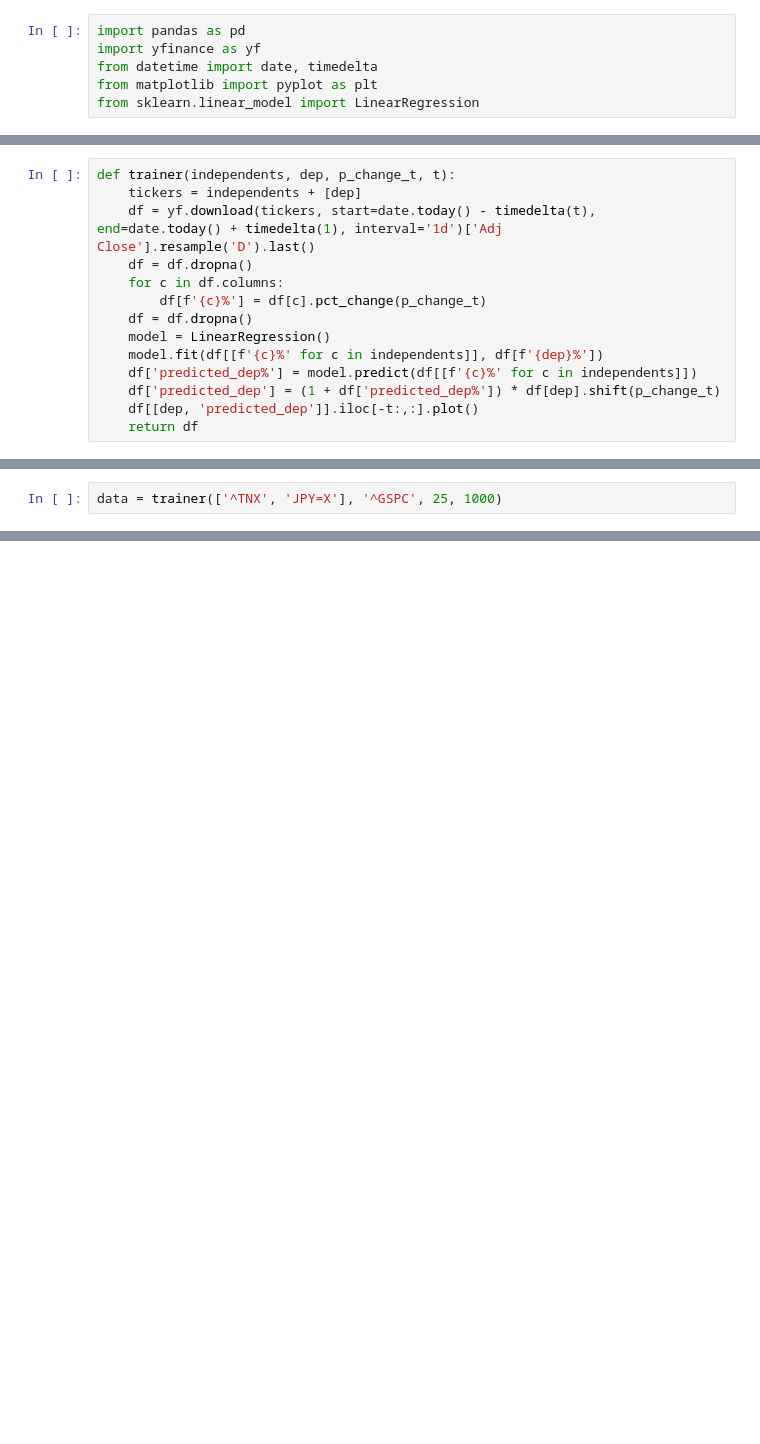
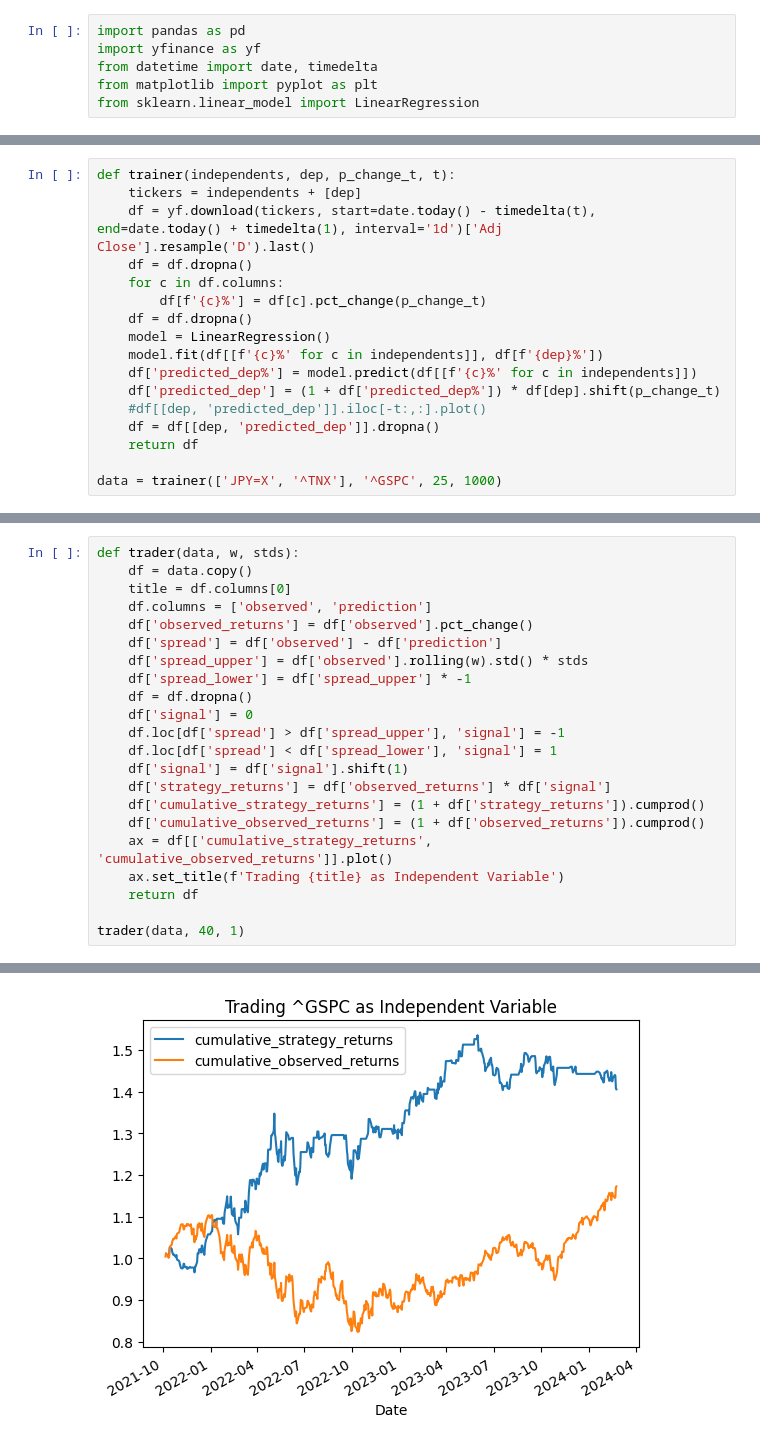
Before and after one commit to abhatia1205/CausalityTests, a Jupyter notebook: yf_trading.ipynb, the cells around one changed output, grey strips where cells are left out. Cells and saved outputs as stored; diff of their text form; blank space fills up the shorter version.

Commit message:
strats in yf_trading and included backtesting ex

```diff
--- a/yf_trading.ipynb
+++ b/yf_trading.ipynb
@@ -22,5 +19,8 @@ def trainer(independents, dep, p_change_t, t):
     model.fit(df[[f'{c}%' for c in independents]], df[f'{dep}%'])
     df['predicted_dep%'] = model.predict(df[[f'{c}%' for c in independents]])
     df['predicted_dep'] = (1 + df['predicted_dep%']) * df[dep].shift(p_change_t)
-    df[[dep, 'predicted_dep']].iloc[-t:,:].plot()
+    #df[[dep, 'predicted_dep']].iloc[-t:,:].plot()
+    df = df[[dep, 'predicted_dep']].dropna()
     return df
+
+data = trainer(['JPY=X', '^TNX'], '^GSPC', 25, 1000)
@@ -27,2 +28,0 @@ def trainer(independents, dep, p_change_t, t):
-# %%
-data = trainer(['^TNX', 'JPY=X'], '^GSPC', 25, 1000)
@@ -31,0 +36,23 @@ data = trainer(['^TNX', 'JPY=X'], '^GSPC', 25, 1000)
+# %%
+def trader(data, w, stds):
+    df = data.copy()
+    title = df.columns[0]
+    df.columns = ['observed', 'prediction']
+    df['observed_returns'] = df['observed'].pct_change()
+    df['spread'] = df['observed'] - df['prediction']
+    df['spread_upper'] = df['observed'].rolling(w).std() * stds
+    df['spread_lower'] = df['spread_upper'] * -1
+    df = df.dropna()
+    df['signal'] = 0
+    df.loc[df['spread'] > df['spread_upper'], 'signal'] = -1
+    df.loc[df['spread'] < df['spread_lower'], 'signal'] = 1
+    df['signal'] = df['signal'].shift(1)
+    df['strategy_returns'] = df['observed_returns'] * df['signal']
+    df['cumulative_strategy_returns'] = (1 + df['strategy_returns']).cumprod()
+    df['cumulative_observed_returns'] = (1 + df['observed_returns']).cumprod()
+    ax = df[['cumulative_strategy_returns', 'cumulative_observed_returns']].plot()
+    ax.set_title(f'Trading {title} as Independent Variable')
+    return df
+
+trader(data, 40, 1)
+# %% [output]
@@ -31,0 +73 @@ data = trainer(['^TNX', 'JPY=X'], '^GSPC', 25, 1000)
+[figure, added]
```
Also changed, not shown: parts of 7 cells of this notebook.
